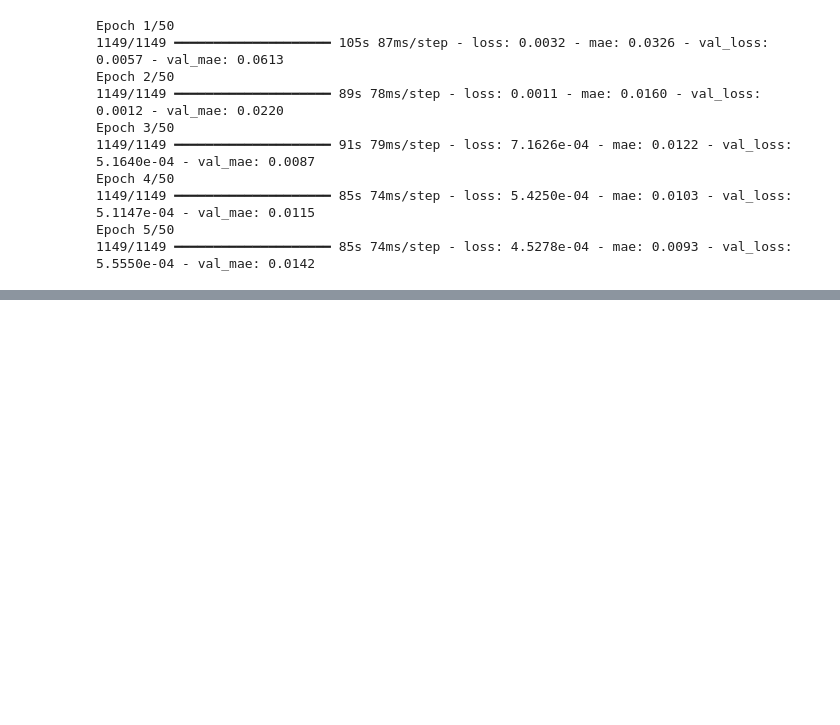
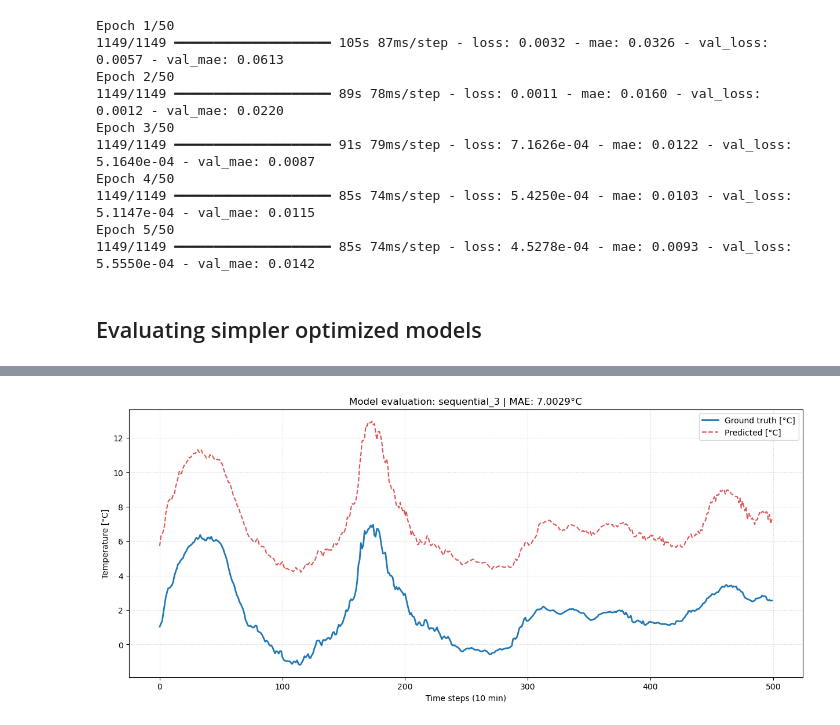
Before and after one commit to MrWlobo/Weather-Forecasting, a Jupyter notebook: main.ipynb, the cells around one changed output, grey strips where cells are left out. Saved outputs shown, nothing was run; the diff lists cells and outputs as text; code cells hidden in the pictures; blank space fills up the shorter version.

Commit message:
Evaluated simpler optimized models

```diff
--- a/main.ipynb
+++ b/main.ipynb
@@ -566,3 +566,8 @@ Epoch 4/50
 1149/1149 ━━━━━━━━━━━━━━━━━━━━ 85s 74ms/step - loss: 5.4250e-04 - mae: 0.0103 - val_loss: 5.1147e-04 - val_mae: 0.0115
 Epoch 5/50
 1149/1149 ━━━━━━━━━━━━━━━━━━━━ 85s 74ms/step - loss: 4.5278e-04 - mae: 0.0093 - val_loss: 5.5550e-04 - val_mae: 0.0142
+# %% [markdown]
+## Evaluating simpler optimized models
+# %%
+plot_celsius_predictions(rnn_simple_optimized, X_test, y_test, scaler)
+# %% [output]
@@ -568,0 +575 @@ Epoch 5/50
+[figure, added]
```
Also changed, not shown: parts of 3 cells of this notebook.
